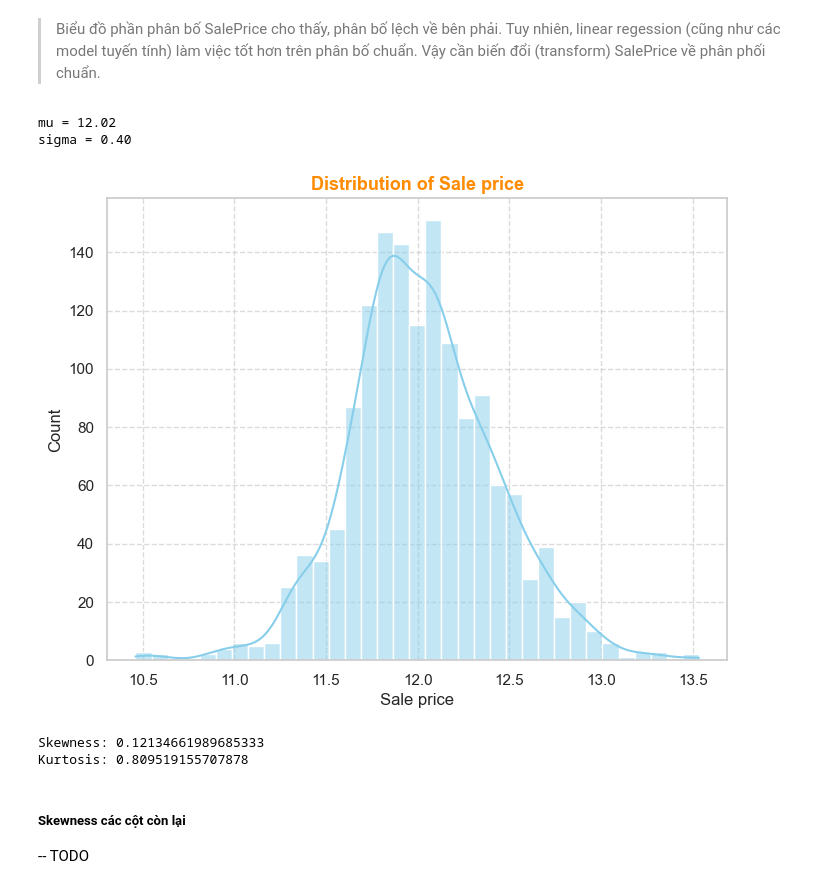
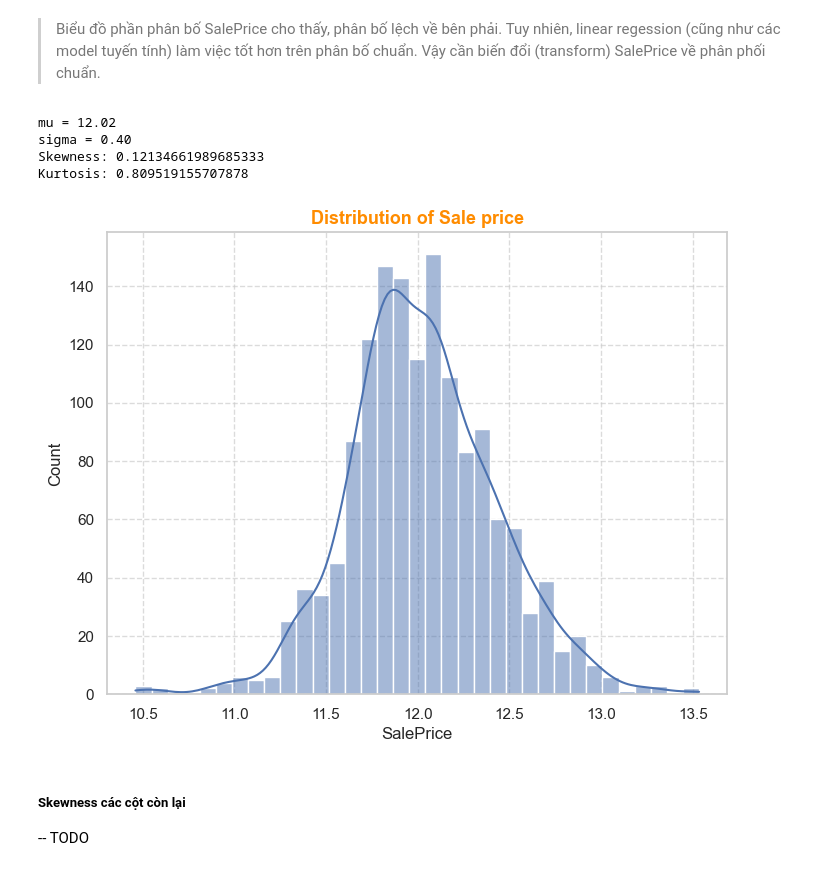
Before and after one commit to Tynab/Descriptive-Statistics, a Jupyter notebook: ML03_BaiTap12345_An.ipynb, the cells around one changed output. Cells and saved outputs as stored; diff of their text form; code cells hidden in the pictures.

```diff
--- a/ML03_BaiTap12345_An.ipynb
+++ b/ML03_BaiTap12345_An.ipynb
@@ -229,4 +205,6 @@ plt.show()
 [figure]
+# %%
+sns.set_style('whitegrid')
 # %% [markdown]
 ### Xử lý dữ liệu thiếu
 # %%
@@ -485,26 +417,24 @@ Kurtosis: 6.536281860064529
 df["SalePrice"] = np.log1p(df["SalePrice"])
 # %%
 _, ax = plt.subplots(figsize=(8, 6))
-sns.histplot(df['SalePrice'], ax=ax, kde=True, color='skyblue')
+sns.histplot(df['SalePrice'], ax=ax, kde=True)
 
 (mu, sigma) = stats.norm.fit(df['SalePrice'])
 print('''mu = {:.2f}
 sigma = {:.2f}'''.format(mu, sigma))
 
 ax.set_title('Distribution of Sale price', weight='bold',size=13, color='darkorange')
-ax.set_xlabel('Sale price')
 
 plt.grid(linestyle='--', alpha=0.7)
-plt.show()
 
 print(f'''Skewness: {df['SalePrice'].skew()}
 Kurtosis: {df['SalePrice'].kurtosis()}''')
 # %% [output]
 mu = 12.02
 sigma = 0.40
+Skewness: 0.12134661989685333
+Kurtosis: 0.809519155707878
-[figure, old version]
+[figure, new version]
-Skewness: 0.12134661989685333
-Kurtosis: 0.809519155707878
 # %% [markdown]
 ##### Skewness các cột còn lại
 -- TODO
```
Also changed, not shown: parts of 36 cells of this notebook.
